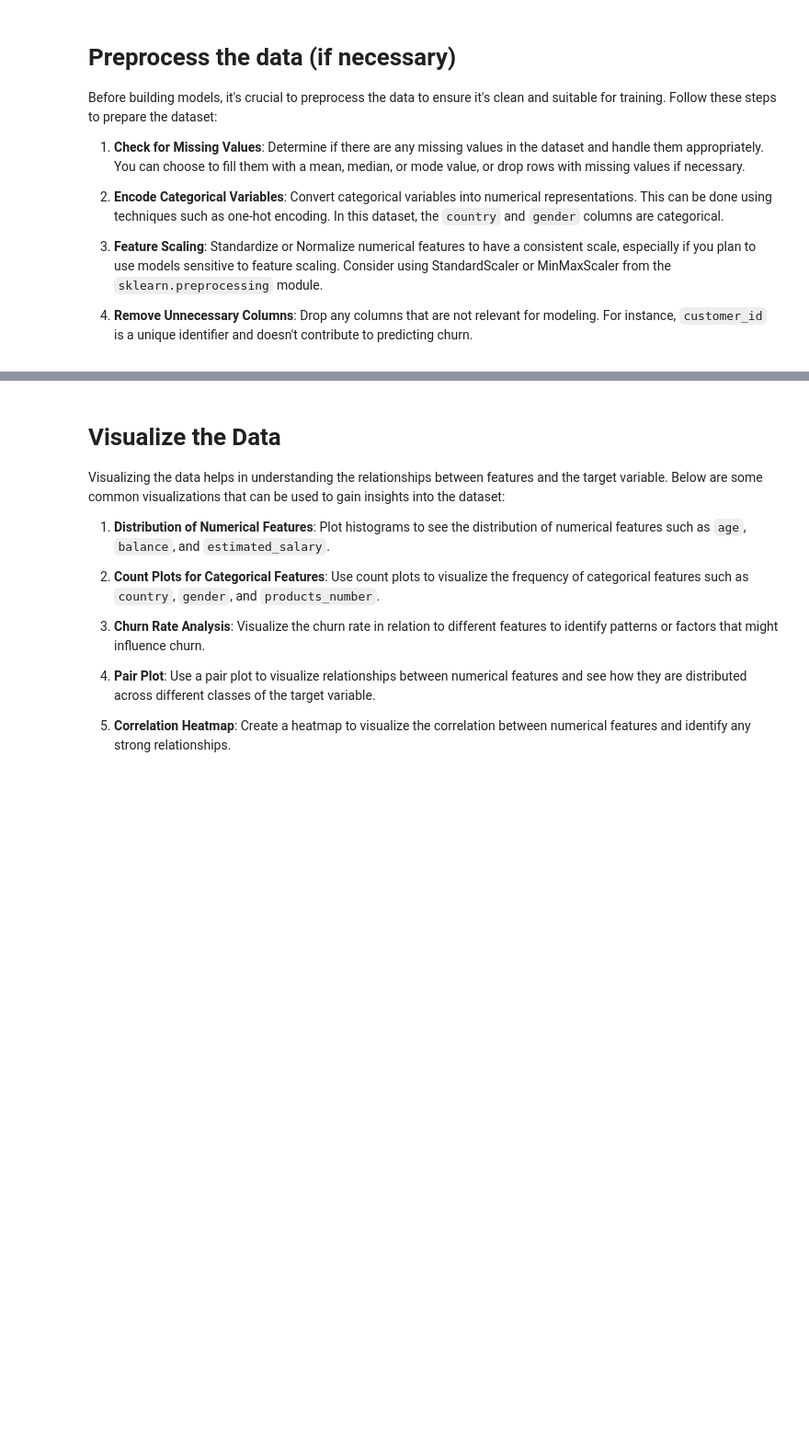
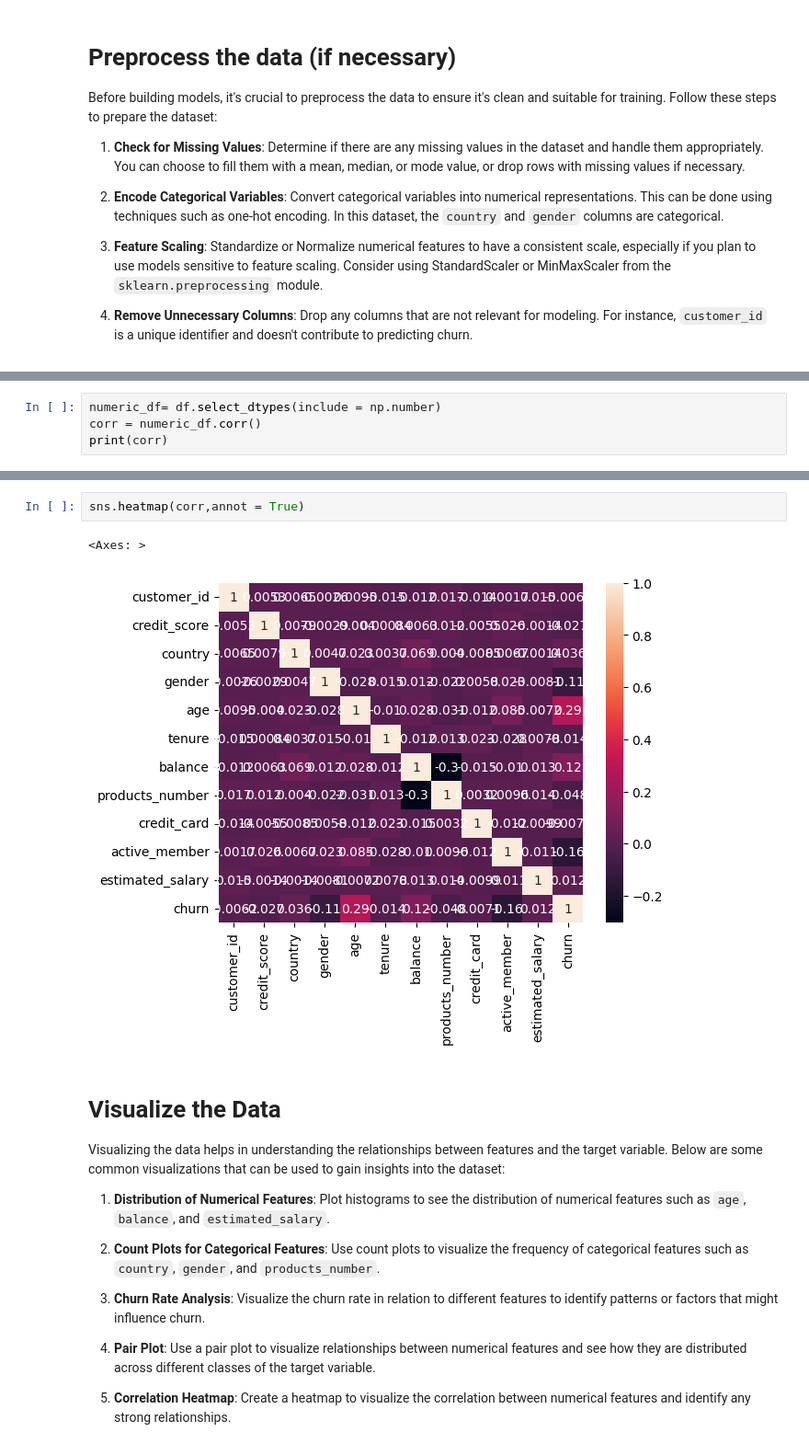
Before and after one commit to Razanhus/t5, a Jupyter notebook: Week3_Ensemble_Exercise.ipynb, the cells around one changed output, grey strips where cells are left out. Shown at 92% size. Cells and saved outputs as stored; diff of their text form; blank space fills up the shorter version.

```diff
--- a/Week3_Ensemble_Exercise.ipynb
+++ b/Week3_Ensemble_Exercise.ipynb
@@ -154,0 +125,4 @@ df.corr()
+# %%
+numeric_df= df.select_dtypes(include = np.number)
+corr = numeric_df.corr()
+print(corr)
@@ -155,3 +147,8 @@ df.corr()
+# %%
+sns.heatmap(corr,annot = True)
+# %% [output]
+<Axes: >
+[figure, added]
 # %% [markdown]
 # Visualize the Data
 
```
Also changed, not shown: parts of 42 cells of this notebook.
